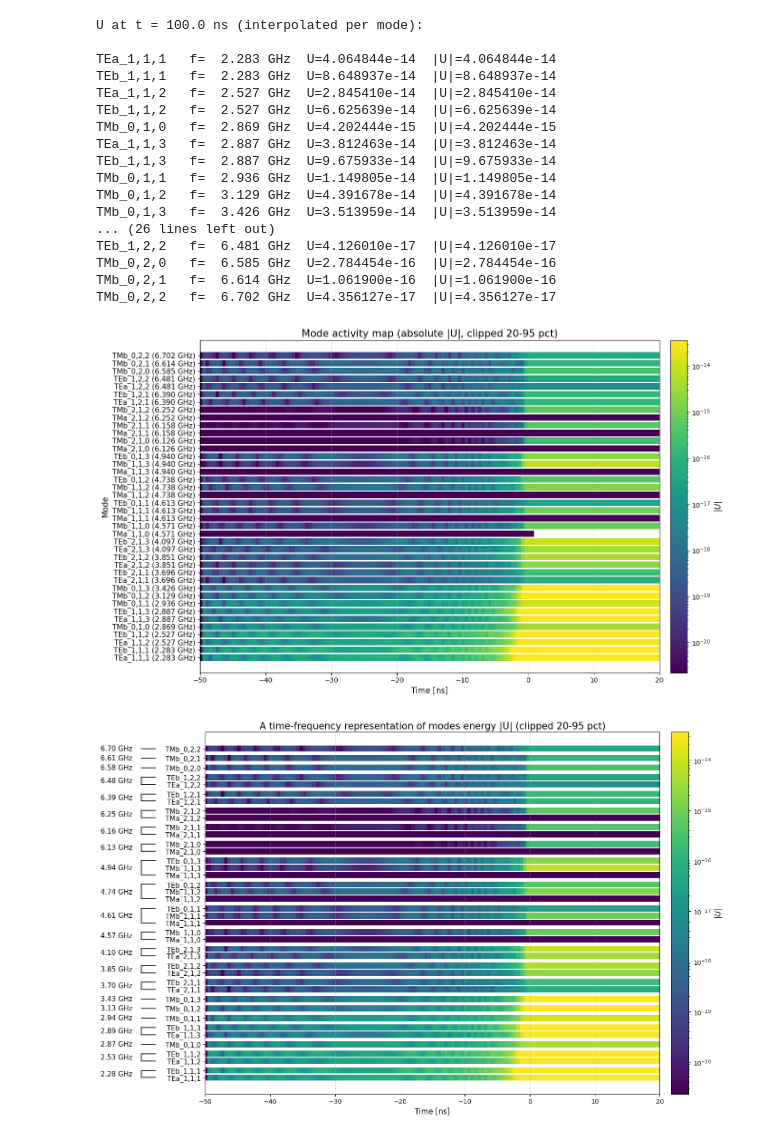
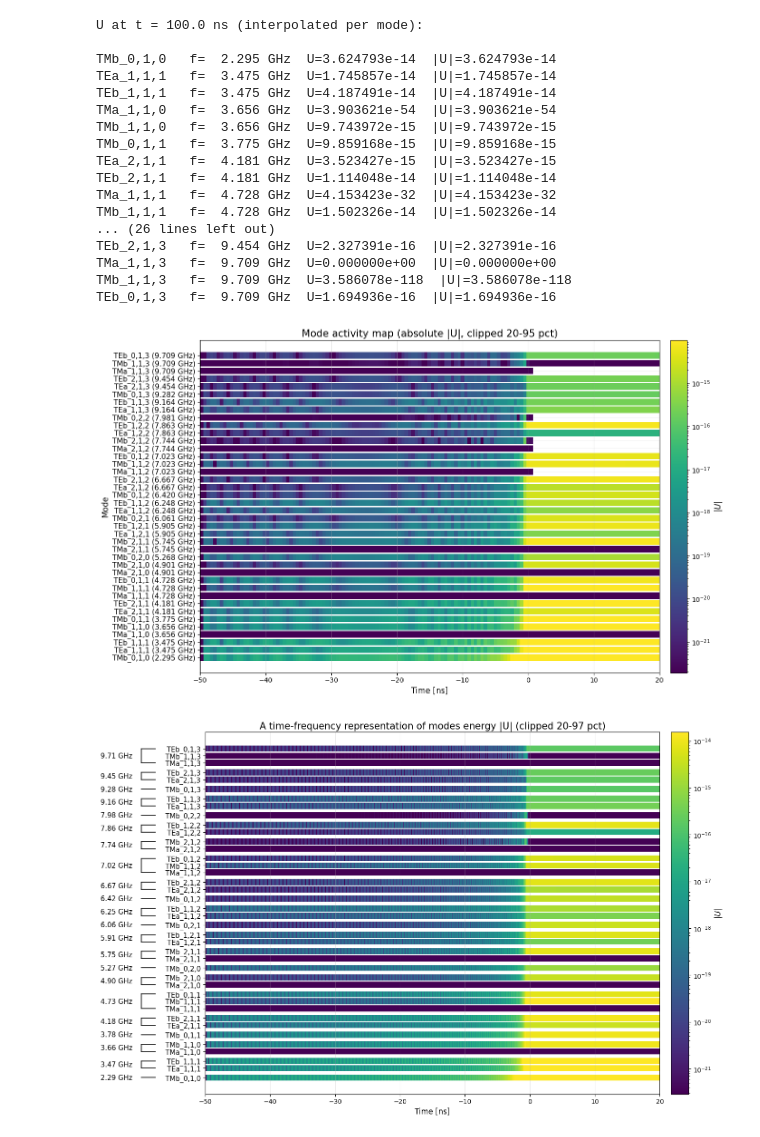
Before and after one commit to yuliia-borysenkova/Cavity_response_2.0, a Jupyter notebook: freq_time.ipynb, the cells around one changed output. Drawn from its saved outputs; the diff is of its cells as text; code cells hidden in the pictures.

Commit message:
Updated freq vs time plots

```diff
--- a/freq_time.ipynb
+++ b/freq_time.ipynb
@@ -14,7 +14,7 @@ from matplotlib.colors import LogNorm
 
 data = "GW_M=1.00e-06_q=1.00_20260311_171045"
 data_dir = "data"
-results_dir = "results_run_07.04/"
+results_dir = "results_run_09.04/"
 
 theta = 45.0
 phi = 0.0
@@ -173,21 +148,21 @@ for key in sorted(loaded_modes.keys(), key=lambda k: loaded_omegas[k]):
 # %% [output]
 U at t = 100.0 ns (interpolated per mode):
 
-TEa_1,1,1   f=  2.283 GHz  U=4.064844e-14  |U|=4.064844e-14
-TEb_1,1,1   f=  2.283 GHz  U=8.648937e-14  |U|=8.648937e-14
-TEa_1,1,2   f=  2.527 GHz  U=2.845410e-14  |U|=2.845410e-14
-TEb_1,1,2   f=  2.527 GHz  U=6.625639e-14  |U|=6.625639e-14
-TMb_0,1,0   f=  2.869 GHz  U=4.202444e-15  |U|=4.202444e-15
-TEa_1,1,3   f=  2.887 GHz  U=3.812463e-14  |U|=3.812463e-14
-TEb_1,1,3   f=  2.887 GHz  U=9.675933e-14  |U|=9.675933e-14
-TMb_0,1,1   f=  2.936 GHz  U=1.149805e-14  |U|=1.149805e-14
-TMb_0,1,2   f=  3.129 GHz  U=4.391678e-14  |U|=4.391678e-14
-TMb_0,1,3   f=  3.426 GHz  U=3.513959e-14  |U|=3.513959e-14
+TMb_0,1,0   f=  2.295 GHz  U=3.624793e-14  |U|=3.624793e-14
+TEa_1,1,1   f=  3.475 GHz  U=1.745857e-14  |U|=1.745857e-14
+TEb_1,1,1   f=  3.475 GHz  U=4.187491e-14  |U|=4.187491e-14
+TMa_1,1,0   f=  3.656 GHz  U=3.903621e-54  |U|=3.903621e-54
+TMb_1,1,0   f=  3.656 GHz  U=9.743972e-15  |U|=9.743972e-15
+TMb_0,1,1   f=  3.775 GHz  U=9.859168e-15  |U|=9.859168e-15
+TEa_2,1,1   f=  4.181 GHz  U=3.523427e-15  |U|=3.523427e-15
+TEb_2,1,1   f=  4.181 GHz  U=1.114048e-14  |U|=1.114048e-14
+TMa_1,1,1   f=  4.728 GHz  U=4.153423e-32  |U|=4.153423e-32
+TMb_1,1,1   f=  4.728 GHz  U=1.502326e-14  |U|=1.502326e-14
 ... (26 lines left out)
-TEb_1,2,2   f=  6.481 GHz  U=4.126010e-17  |U|=4.126010e-17
-TMb_0,2,0   f=  6.585 GHz  U=2.784454e-16  |U|=2.784454e-16
-TMb_0,2,1   f=  6.614 GHz  U=1.061900e-16  |U|=1.061900e-16
-TMb_0,2,2   f=  6.702 GHz  U=4.356127e-17  |U|=4.356127e-17
+TEb_2,1,3   f=  9.454 GHz  U=2.327391e-16  |U|=2.327391e-16
+TMa_1,1,3   f=  9.709 GHz  U=0.000000e+00  |U|=0.000000e+00
+TMb_1,1,3   f=  9.709 GHz  U=3.586078e-118  |U|=3.586078e-118
+TEb_0,1,3   f=  9.709 GHz  U=1.694936e-16  |U|=1.694936e-16
 # %%
 import numpy as np
 import matplotlib.pyplot as plt
@@ -337,7 +312,7 @@ cbar.set_label(cbar_label, fontsize=12)
 plt.tight_layout()
 plt.show()
 # %% [output]
-[figure, old version]
+[figure, new version]
 # %%
 import numpy as np
 import matplotlib.pyplot as plt
@@ -351,14 +326,14 @@ FIGSIZE = (17,9)
 MARKER_SIZE = 95
 MARKER = "s"
 CMAP = "viridis"
-KEEP_EVERY = 100
+KEEP_EVERY = 10
 
 TMIN_NS, TMAX_NS = -50, 20
-ABS_LO_PERCENTILE, ABS_HI_PERCENTILE = 20, 95
+ABS_LO_PERCENTILE, ABS_HI_PERCENTILE = 20, 97
 
 SAME_FREQ_GAP = 1.5
 DIFF_FREQ_GAP = 2
-FREQ_TOL_GHZ = 0.005   # 5 MHz
+FREQ_TOL_GHZ = 0.0005   # 5 MHz
 
 # --- sort modes by frequency ---
 mode_items = sorted(loaded_modes.items(), key=lambda kv: loaded_omegas[kv[0]])
@@ -491,31 +466,31 @@ x_hook = -0.11
 for g in freq_groups:
     ax.text(
         x_text, g["yc"], f'{g["freq"]:.2f} GHz',
         transform=trans,
         ha="right", va="center",
         fontsize=11, fontweight="normal", color="black",
         clip_on=False
     )
 
     if g["end"] > g["start"]:
     # bracket for multi-row group
         ax.plot([x_line, x_line], [g["y0"], g["y1"]],
                 transform=trans, color="black", lw=1.2, clip_on=False)
         ax.plot([x_line, x_hook], [g["y0"], g["y0"]],
                 transform=trans, color="black", lw=1.2, clip_on=False)
         ax.plot([x_line, x_hook], [g["y1"], g["y1"]],
                 transform=trans, color="black", lw=1.2, clip_on=False)
     else:
         # short connector line for single-row group
         ax.plot([x_line, x_hook], [g["yc"], g["yc"]],
                 transform=trans, color="black", lw=1.2, clip_on=False)
 
 cbar = plt.colorbar(sc, ax=ax, pad=0.02)
 cbar.set_label(r"$|U|$", fontsize=12)
 
 plt.tight_layout()
 fig.subplots_adjust(left=0.28)
 
 plt.show()
 # %% [output]
-[figure, old version]
+[figure, new version]
```
Also changed, not shown: parts of 3 cells of this notebook, 3 other files.
